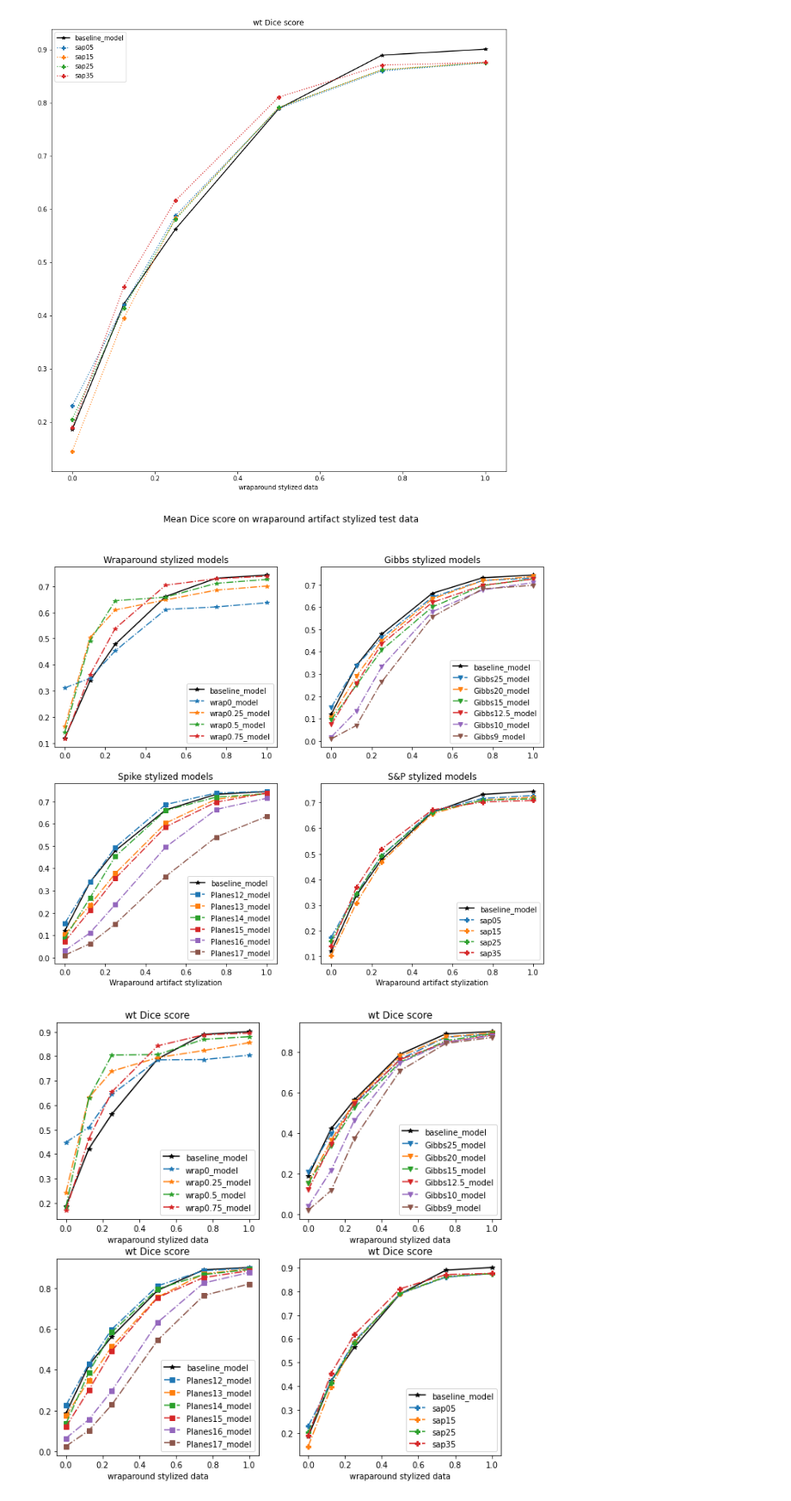
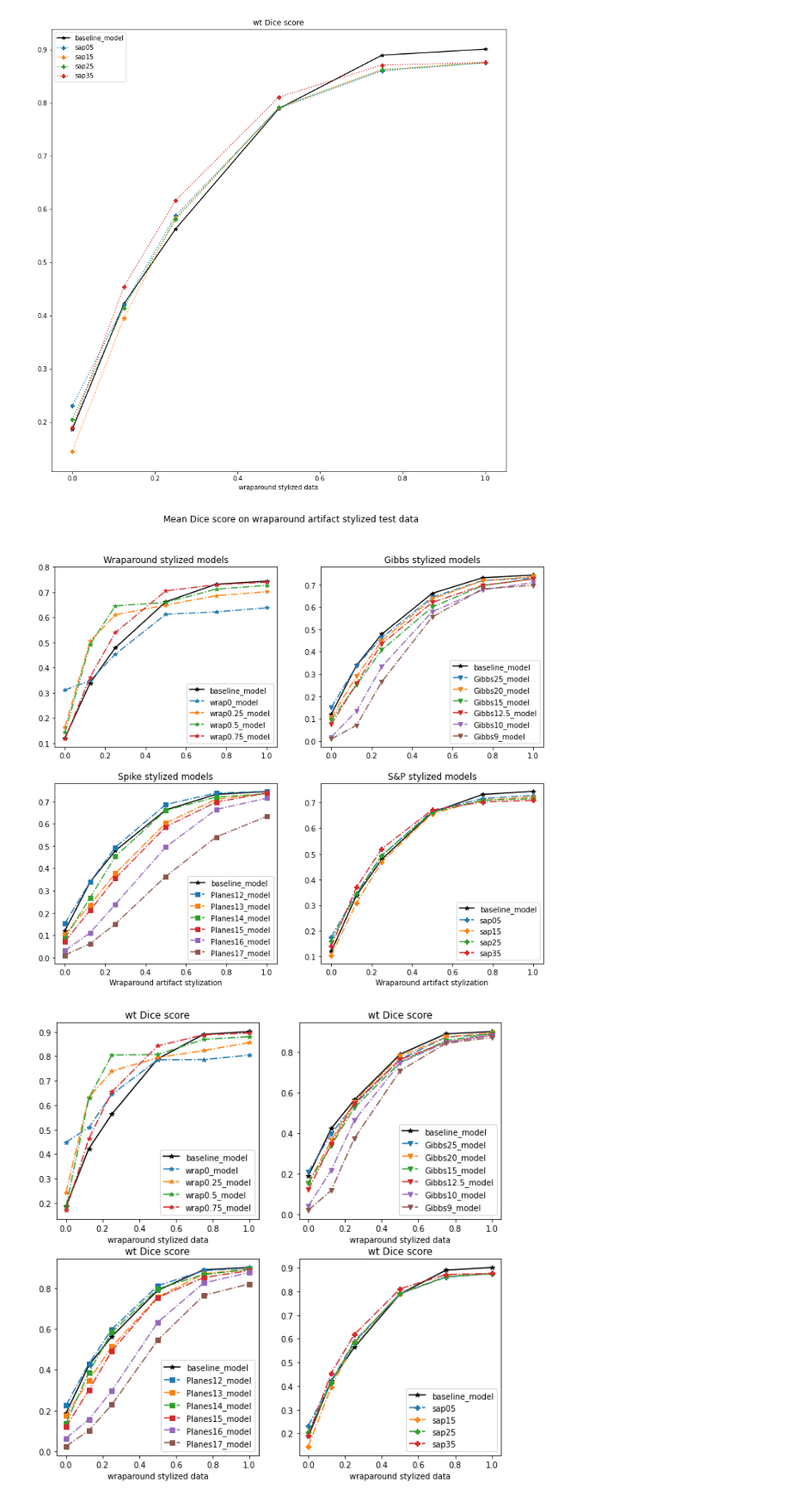
Before and after one commit to yanielc/medical-vision-textural-bias, a Jupyter notebook: 20_results/80_common_evaluations/50_evaluations_on_wrap/comparison_on_wrap.ipynb, the cells around one changed output. Shown: that part at 86% size. Saved outputs shown, nothing was run; the diff lists cells and outputs as text; code cells hidden in the pictures.

```diff
--- a/20_results/80_common_evaluations/50_evaluations_on_wrap/comparison_on_wrap.ipynb
+++ b/20_results/80_common_evaluations/50_evaluations_on_wrap/comparison_on_wrap.ipynb
@@ -321,33 +321,34 @@ plt.show()
 # %%
 plt.figure(figsize=(12,10))
 
 plt.subplot(2,2,1)
 plot_model_performance([0, 0.125, .25, .5, .75, 1.],baseline_list,'mean', mark = '-*', c='k' )
 plot_model_performance([0, 0.125, .25, .5, .75, 1.],wrap_list,'mean', mark = '-.*')
+plt.yticks(np.arange(.1,.9,.1))
 plt.title('Wraparound stylized models')
 
 plt.subplot(2,2,2)
 plot_model_performance([0, 0.125, .25, .5, .75, 1.],baseline_list,'mean', mark = '-*', c='k' )
 plot_model_performance([0, 0.125, .25, .5, .75, 1.],gibbs_list,'mean', mark = '-.v' )
 plt.title('Gibbs stylized models')
 
 plt.subplot(2,2,3)
 plot_model_performance([0, 0.125, .25, .5, .75, 1.],baseline_list,'mean', mark = '-*', c='k' )
 plot_model_performance([0, 0.125, .25, .5, .75, 1.],planes_list,'mean', mark = '-.s')
 plt.title('Spike stylized models')
 plt.xlabel('Wraparound artifact stylization')
 
 plt.subplot(2,2,4)
 plot_model_performance([0, 0.125, .25, .5, .75, 1.],baseline_list,'mean', mark = '-*', c='k' )
 plot_model_performance([0, 0.125, .25, .5, .75, 1.], sap_list,'mean', mark = '-.P')
 plt.title('S&P stylized models')
 plt.xlabel('Wraparound artifact stylization')
 
 plt.suptitle('Mean Dice score on wraparound artifact stylized test data')
 plt.savefig('wraparound_test_MEAN.png')
 plt.show()
 # %% [output]
-[figure, old version]
+[figure, new version]
 # %%
 plt.figure(figsize=(10,10))
 
```
Also changed, not shown: 1 other file.
